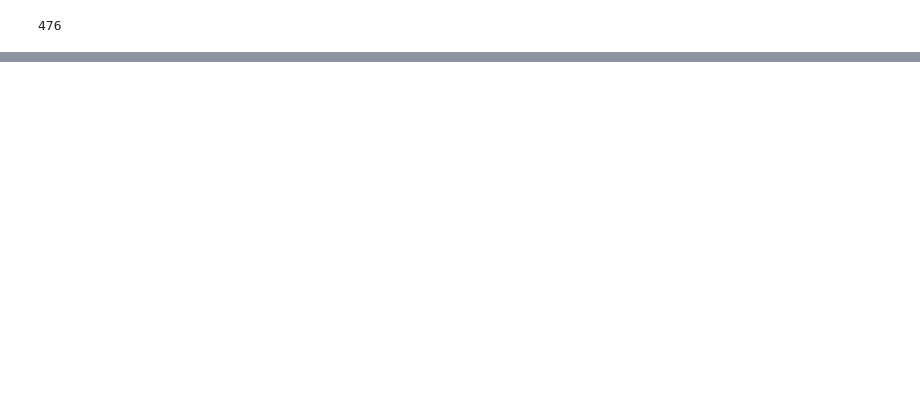
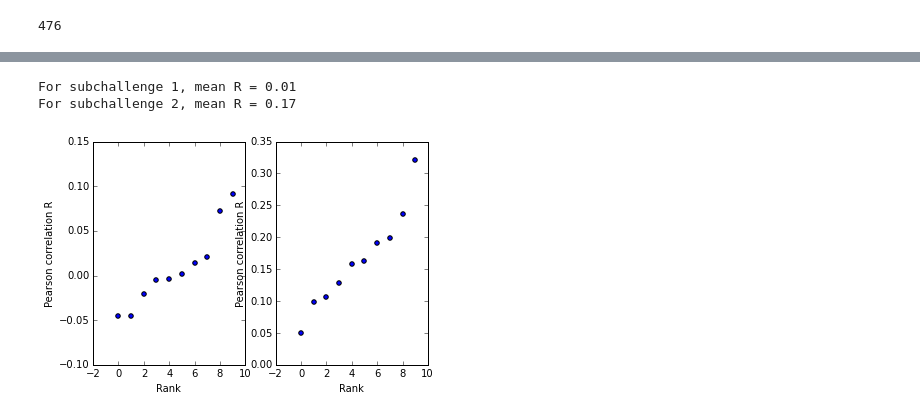
Before and after one commit to beanSsong/dream, a Jupyter notebook: dream.ipynb, the cells around one changed output, grey strips where cells are left out. Cells and saved outputs as stored; diff of their text form; code cells hidden in the pictures; blank space fills up the shorter version.

```diff
--- a/dream.ipynb
+++ b/dream.ipynb
@@ -239,0 +274,26 @@ Mean R = 0.85
+# %%
+# Show that CCA is crappy for this data set because we are using way too many predictors.
+from sklearn.cross_validation import ShuffleSplit,cross_val_score
+def cca_cv(X,Y,subchallenge):
+    shuffle_split = ShuffleSplit(len(Y),10,test_size=0.8)
+    rs = []
+    ps = []
+    for train_index,test_index in shuffle_split:
+        cca.fit(X[train_index],Y[train_index])
+        x,y = cca.transform(X[test_index],Y[test_index])
+        r,p = pearsonr(x,y)
+        rs.append(r)
+        ps.append(p)
+    print("For subchallenge %d, mean R = %.2f" % (subchallenge,np.mean(rs)))
+    scatter(range(len(rs)),sorted(rs))
+    xlabel('Rank')
+    ylabel('Pearson correlation R')
+
+plt.subplot(1,2,1)
+cca_cv(X_obs,Y_obs['subject'],1)
+plt.subplot(1,2,2)
+cca_cv(X_obs,Y_obs['mean_std'],2)
+# %% [output]
+For subchallenge 1, mean R = 0.01
+For subchallenge 2, mean R = 0.17
+[figure, added]
```
Also changed, not shown: parts of 63 cells of this notebook, 1 other file.
